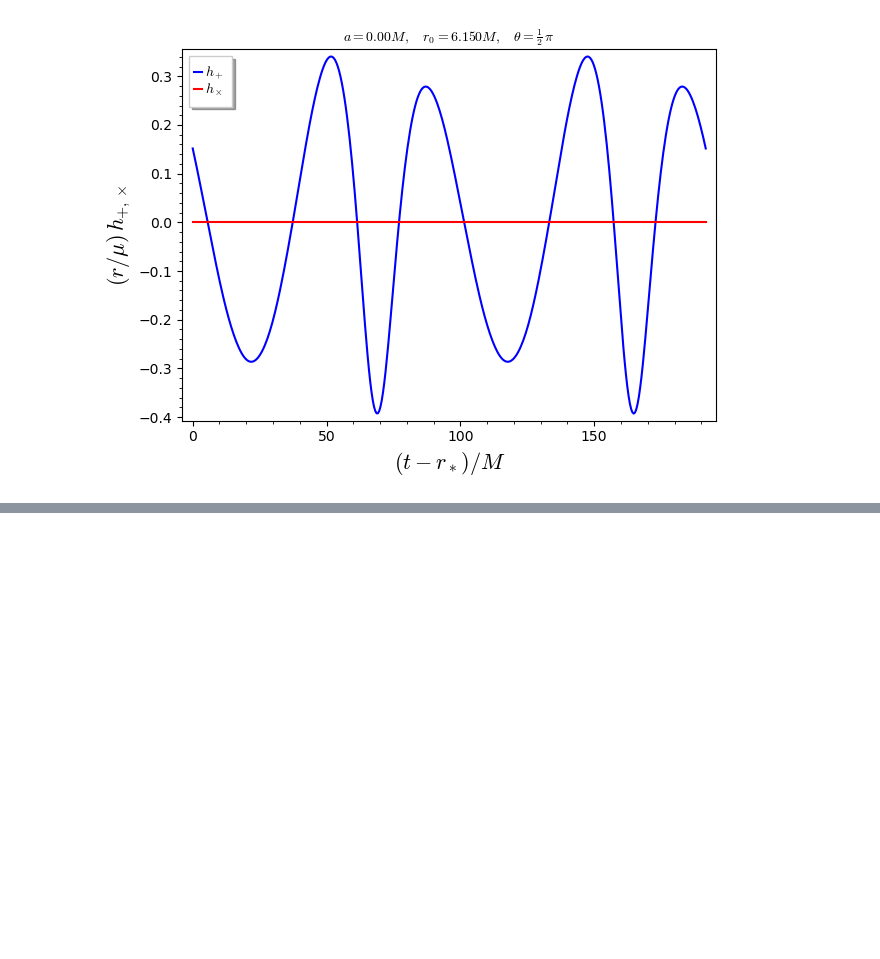
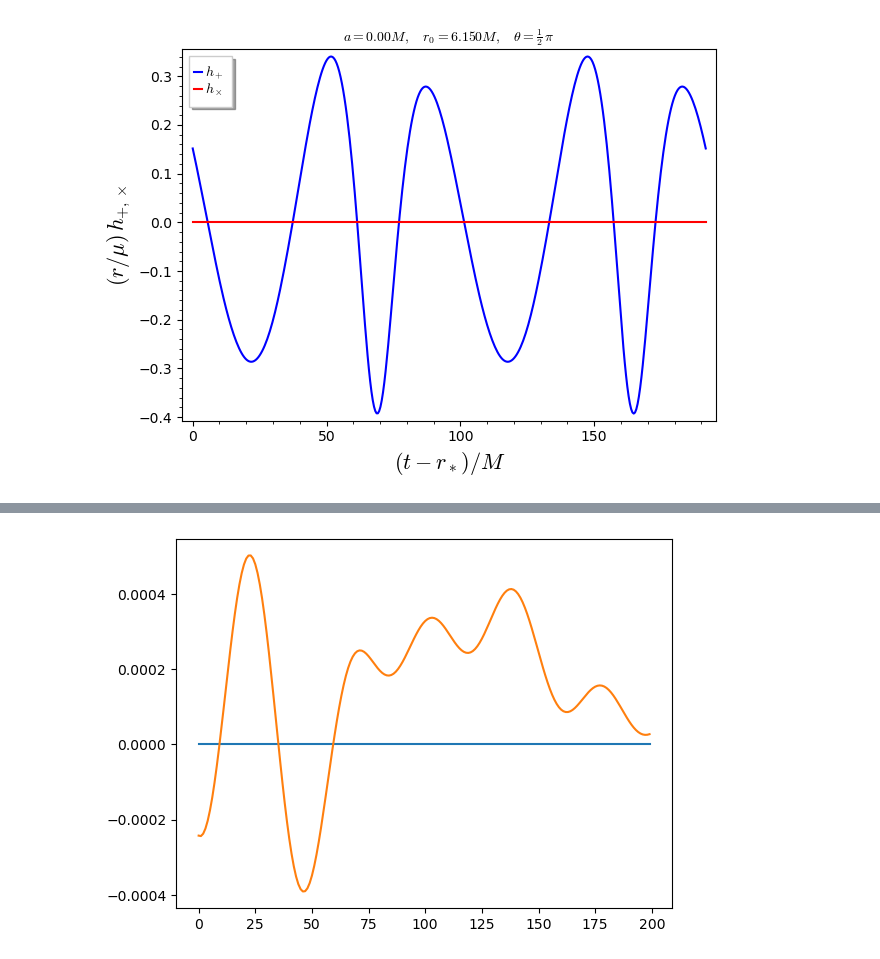
Before and after one commit to smmasruk/M1_Intership, a Jupyter notebook: From_eric/fig_gw_point_mass_ISCO.ipynb, the cells around one changed output, grey strips where cells are left out. Saved outputs shown, nothing was run; the diff lists cells and outputs as text; code cells hidden in the pictures; blank space fills up the shorter version.

```diff
--- a/From_eric/fig_gw_point_mass_ISCO.ipynb
+++ b/From_eric/fig_gw_point_mass_ISCO.ipynb
@@ -135,0 +182,21 @@ for theta in [0, pi/4, pi/2]:
+# %%
+
+phi1 = 0
+newsig=[]
+newsig2=[]
+a1 = 0
+r01 = 0.15000 + r_isco(a)
+tmax1 = 2 * ordital_period(a, r0)
+theta1 = pi/2  # Initialize theta1 as a numeric value
+signal1=h_particle_signal(a1, r01, theta1, phi1, 0, tmax,  mode='x',
+                      nb_points=200, phi0=0, l_max=10, m_min=1,
+                      approximation=None, store=None)
+
+
+for i in range(len(signal1)):
+    newsig.append(signal1[i][1])
+plt.plot(newsig)
+plt.plot(data_array[:200])
+plt.show()
+# %% [output]
+[figure, added]
```
Also changed, not shown: parts of 3 cells of this notebook, 21 other files.
